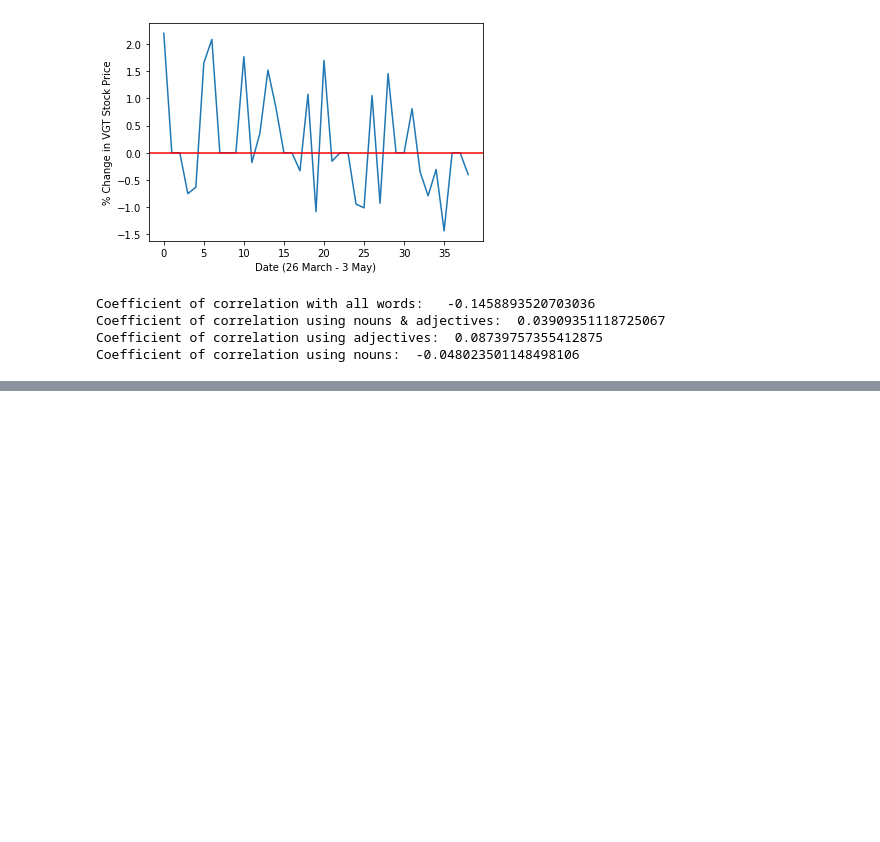
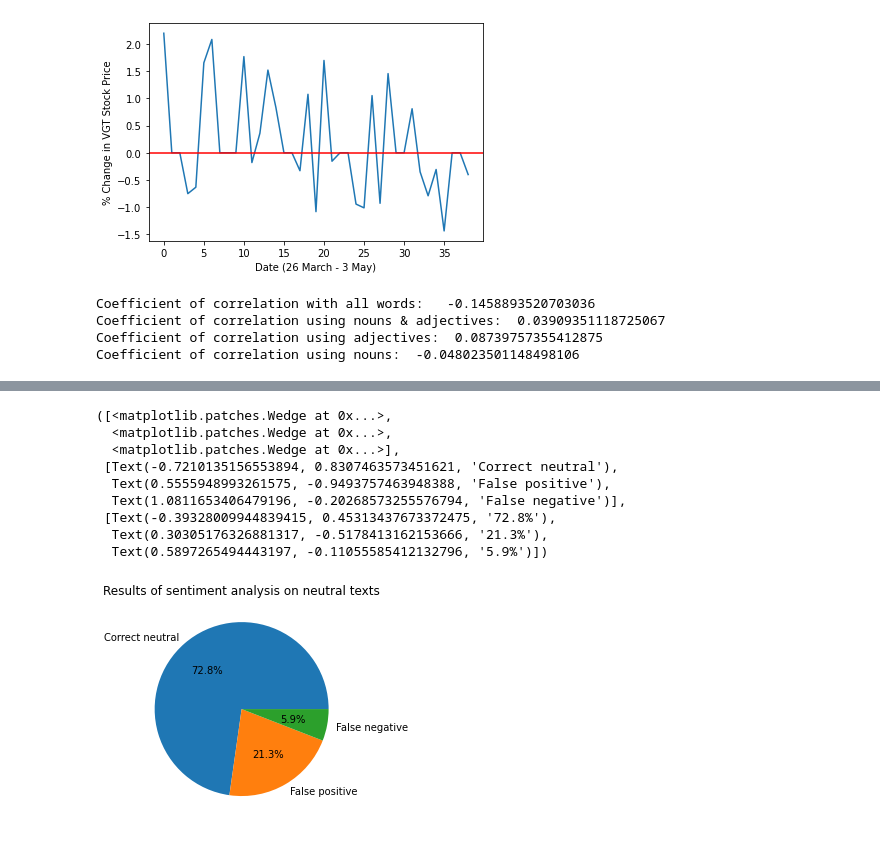
Before and after one commit to mjvar/tech-news-sentiment-analysis, a Jupyter notebook: tech-news-sentiment-final.ipynb, the cells around one changed output, grey strips where cells are left out. Cells and saved outputs as stored; diff of their text form; code cells hidden in the pictures; blank space fills up the shorter version.

```diff
--- a/tech-news-sentiment-final.ipynb
+++ b/tech-news-sentiment-final.ipynb
@@ -586,0 +676,25 @@ Coefficient of correlation using nouns:  -0.048023501148498106
+# %%
+correct_neu = 259
+
+false_pos = 0
+false_neg = 0
+for w in wrong_neu:
+    if w[1] == "positive":
+        false_pos += 1
+    else:
+        false_neg += 1
+
+labels = ['Correct neutral','False positive','False negative']
+plt.title("Results of sentiment analysis on neutral texts")
+plt.pie([correct_neu,false_pos,false_neg],labels=labels,autopct='%1.1f%%')
+# %% [output]
+([<matplotlib.patches.Wedge at 0x...>,
+  <matplotlib.patches.Wedge at 0x...>,
+  <matplotlib.patches.Wedge at 0x...>],
+ [Text(-0.7210135156553894, 0.8307463573451621, 'Correct neutral'),
+  Text(0.5555948993261575, -0.9493757463948388, 'False positive'),
+  Text(1.0811653406479196, -0.20268573255576794, 'False negative')],
+ [Text(-0.39328009944839415, 0.45313437673372475, '72.8%'),
+  Text(0.30305176326881317, -0.5178413162153666, '21.3%'),
+  Text(0.5897265494443197, -0.11055585412132796, '5.9%')])
+[figure, added]
```
Also changed, not shown: parts of 27 cells of this notebook.
